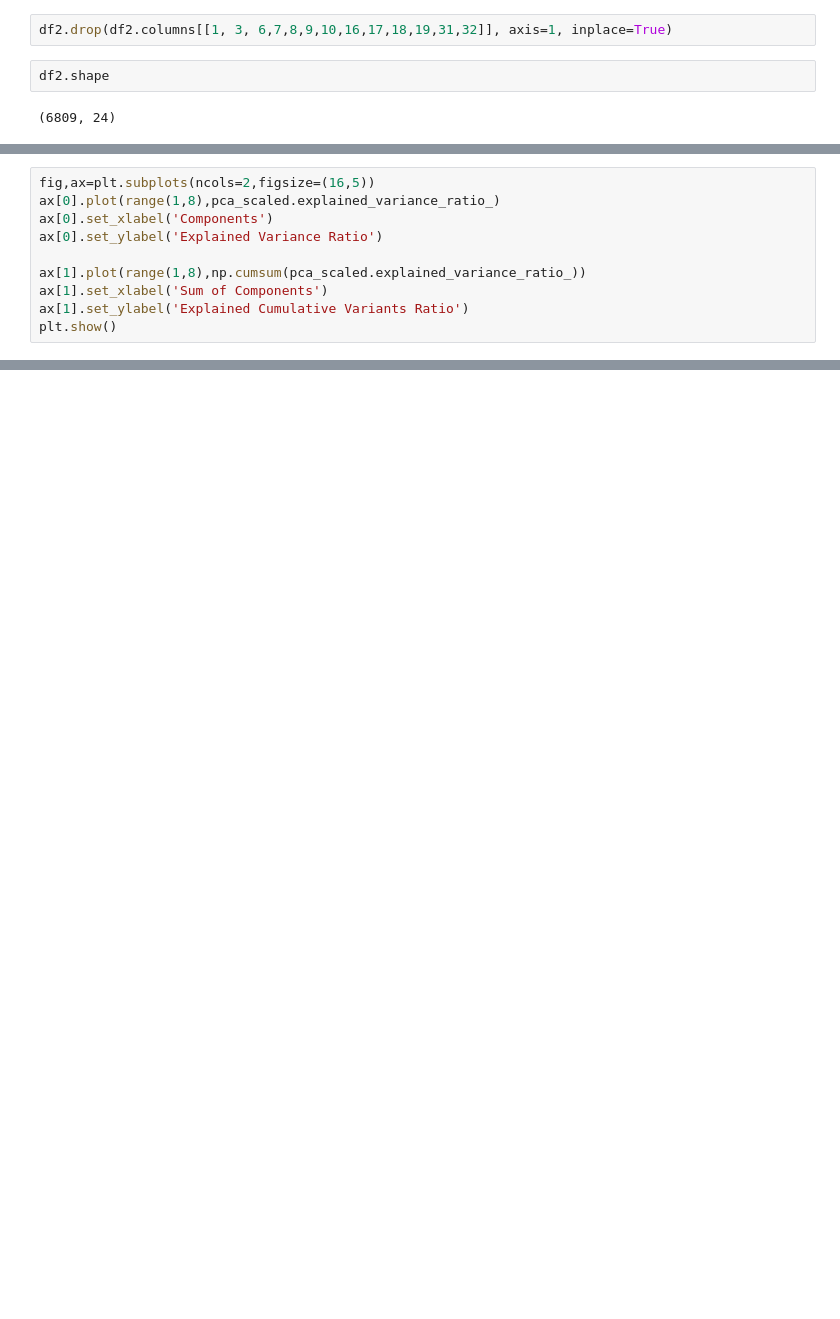
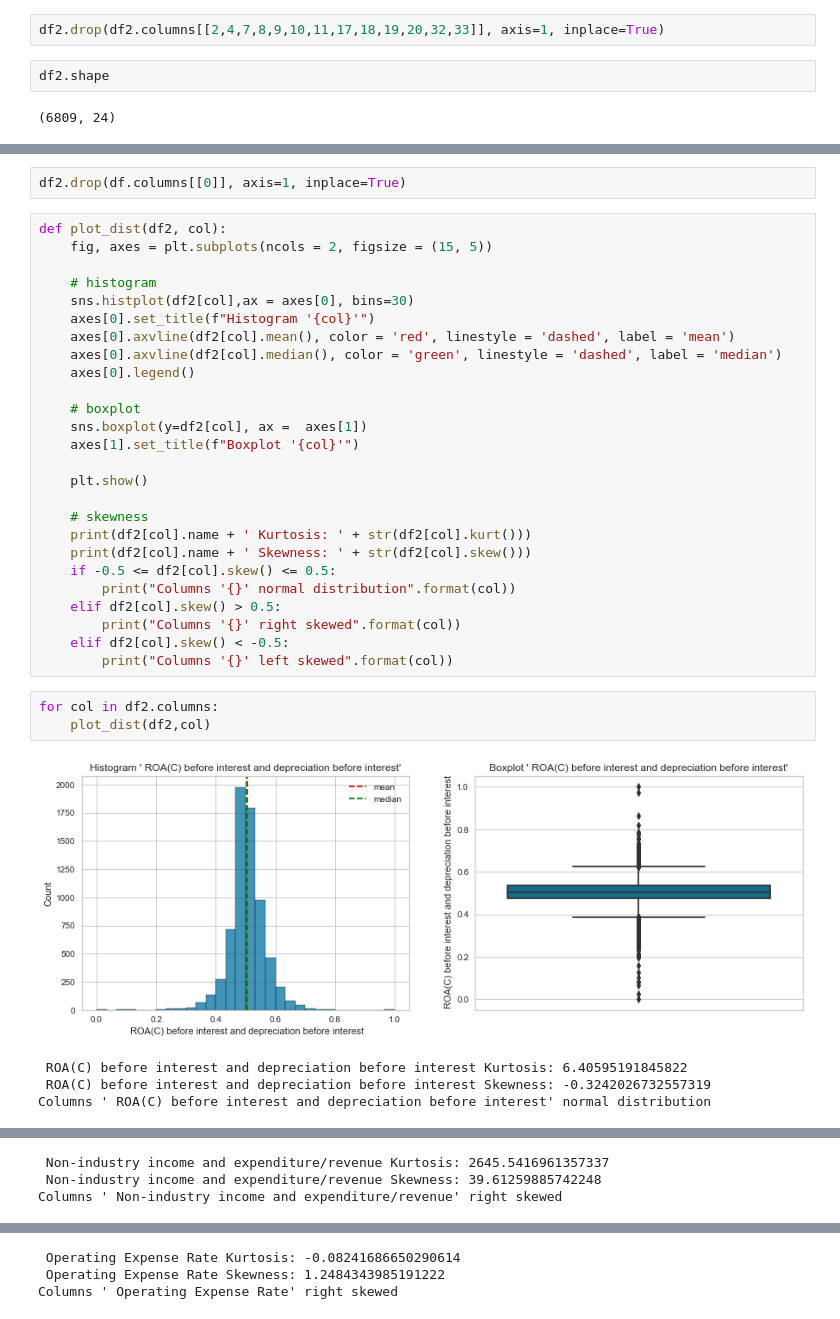
Before and after one commit to naomi-amelia/bankrupt, a Jupyter notebook: Bankrupt.ipynb, the cells around one changed output, grey strips where cells are left out. Drawn from its saved outputs; the diff is of its cells as text; blank space fills up the shorter version.

```diff
--- a/Bankrupt.ipynb
+++ b/Bankrupt.ipynb
@@ -240,7 +241,7 @@ vif_data
 | 35 | Interest Coverage Ratio (Interest... | 1.002826 |
 | 36 | Equity to Liability | 2.072959 |
 # %%
-df2.drop(df2.columns[[1, 3, 6,7,8,9,10,16,17,18,19,31,32]], axis=1, inplace=True)
+df2.drop(df2.columns[[2,4,7,8,9,10,11,17,18,19,20,32,33]], axis=1, inplace=True)
 # %%
 df2.shape
 # %% [output]
@@ -266,10 +248,0 @@ pca_scaled.explained_variance_ratio_
-# %%
-fig,ax=plt.subplots(ncols=2,figsize=(16,5))
-ax[0].plot(range(1,8),pca_scaled.explained_variance_ratio_)
-ax[0].set_xlabel('Components')
-ax[0].set_ylabel('Explained Variance Ratio')
-
-ax[1].plot(range(1,8),np.cumsum(pca_scaled.explained_variance_ratio_))
-ax[1].set_xlabel('Sum of Components')
-ax[1].set_ylabel('Explained Cumulative Variants Ratio')
-plt.show()
@@ -310,0 +267,36 @@ plt.show()
+# %%
+df2.drop(df.columns[[0]], axis=1, inplace=True)
+# %%
+def plot_dist(df2, col):
+    fig, axes = plt.subplots(ncols = 2, figsize = (15, 5))
+
+    # histogram
+    sns.histplot(df2[col],ax = axes[0], bins=30)
+    axes[0].set_title(f"Histogram '{col}'")
+    axes[0].axvline(df2[col].mean(), color = 'red', linestyle = 'dashed', label = 'mean')
+    axes[0].axvline(df2[col].median(), color = 'green', linestyle = 'dashed', label = 'median')
+    axes[0].legend()
+
+    # boxplot
+    sns.boxplot(y=df2[col], ax =  axes[1])
+    axes[1].set_title(f"Boxplot '{col}'")
+
+    plt.show()
+
+    # skewness
+    print(df2[col].name + ' Kurtosis: ' + str(df2[col].kurt()))
+    print(df2[col].name + ' Skewness: ' + str(df2[col].skew()))
+    if -0.5 <= df2[col].skew() <= 0.5:
+        print("Columns '{}' normal distribution".format(col))
+    elif df2[col].skew() > 0.5:
+        print("Columns '{}' right skewed".format(col))
+    elif df2[col].skew() < -0.5:
+        print("Columns '{}' left skewed".format(col))
+# %%
+for col in df2.columns:
+    plot_dist(df2,col)
+# %% [output]
+[figure, added]
+ ROA(C) before interest and depreciation before interest Kurtosis: 6.40595191845822
+ ROA(C) before interest and depreciation before interest Skewness: -0.3242026732557319
+Columns ' ROA(C) before interest and depreciation before interest' normal distribution
@@ -310,0 +304,3 @@ plt.show()
+ Non-industry income and expenditure/revenue Kurtosis: 2645.5416961357337
+ Non-industry income and expenditure/revenue Skewness: 39.61259885742248
+Columns ' Non-industry income and expenditure/revenue' right skewed
@@ -310,0 +308,3 @@ plt.show()
+ Operating Expense Rate Kurtosis: -0.08241686650290614
+ Operating Expense Rate Skewness: 1.2484343985191222
+Columns ' Operating Expense Rate' right skewed
```
Also changed, not shown: parts of 19 cells of this notebook, 1 other file.
